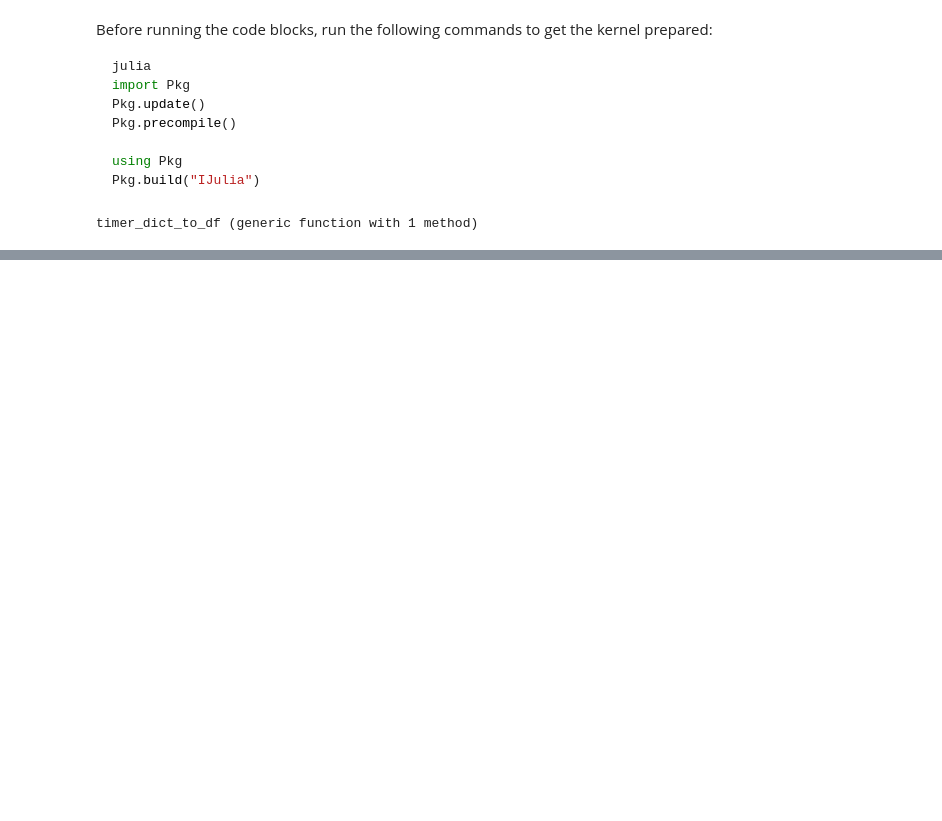
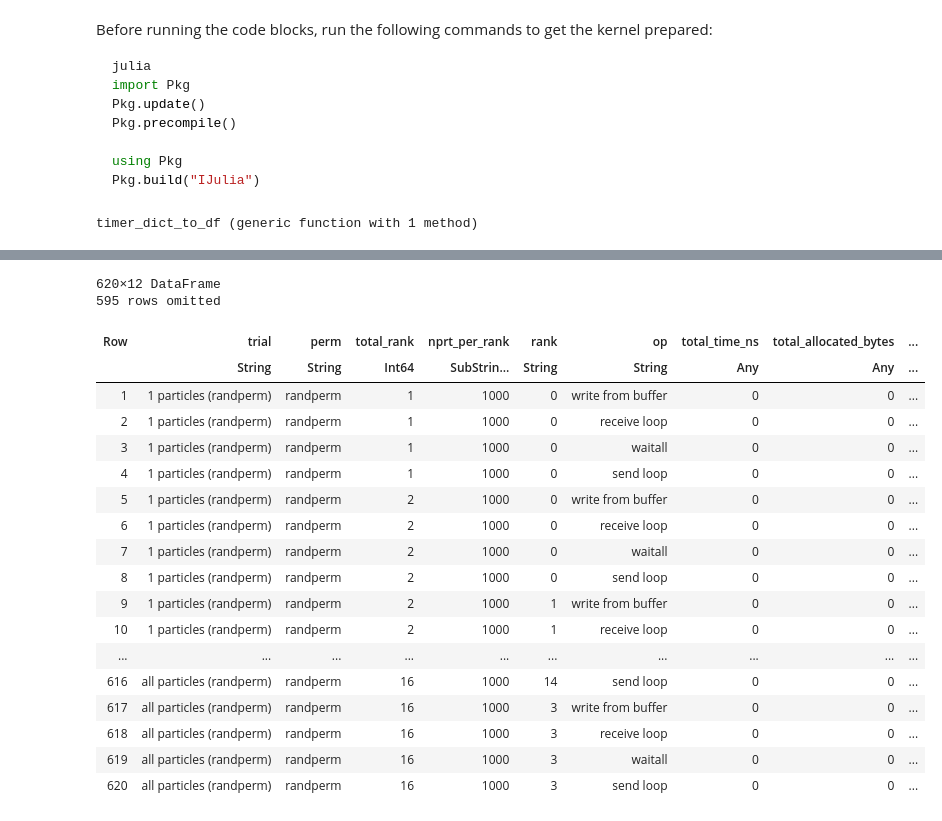
Before and after one commit to Angeladadd/ParticleDA.jl, a Jupyter notebook: extra/Plot_copy_states_julia.ipynb, the cells around one changed output, grey strips where cells are left out. Cells and saved outputs as stored; diff of their text form; code cells hidden in the pictures; blank space fills up the shorter version.

```diff
--- a/extra/Plot_copy_states_julia.ipynb
+++ b/extra/Plot_copy_states_julia.ipynb
@@ -72 +94,50 @@ println(all_timer_dfs)  # print all trial names
+# %%
+# 1) Pivot wide
+wide = unstack(
+  all_timer_dfs,
+  [:trial, :perm, :total_rank, :nprt_per_rank, :rank, :op],
+  :metric,
+  :value
+)
+
+# 2) Compute per‐call microseconds
+wide.time_micros .= wide.time_micros ./ wide.n_calls
+# first_perm = transform(
+#     wide[wide.perm .== "firstperm", :],
+#     :rank => ByRow(r -> r == "0" ? "0" : "other") => :rank
+# )
+# # 2) group on all of your original key-columns + the new rank
+# g = groupby(
+#     first_perm,
+#     [:trial, :perm, :total_rank, :nprt_per_rank, :op, :rank]
+# )
+# # 3) average the per-call µs within each group, overwriting time_micros
+# first_collapsed = combine(
+#     g,
+#     :time_micros => mean => :time_micros
+# )
+
+first_df = wide[wide.perm .== "firstperm", :]
+rand_df = wide[wide.perm .== "randperm", :]
+# %% [output]
+620×12 DataFrame
+595 rows omitted
+| Row | trial | perm | total_rank | nprt_per_rank | rank | op | total_time_ns | total_allocated_bytes | ... |
+|  | String | String | Int64 | SubStrin… | String | String | Any | Any | ... |
+| 1 | 1 particles (randperm) | randperm | 1 | 1000 | 0 | write from buffer | 0 | 0 | ... |
+| 2 | 1 particles (randperm) | randperm | 1 | 1000 | 0 | receive loop | 0 | 0 | ... |
+| 3 | 1 particles (randperm) | randperm | 1 | 1000 | 0 | waitall | 0 | 0 | ... |
+| 4 | 1 particles (randperm) | randperm | 1 | 1000 | 0 | send loop | 0 | 0 | ... |
+| 5 | 1 particles (randperm) | randperm | 2 | 1000 | 0 | write from buffer | 0 | 0 | ... |
+| 6 | 1 particles (randperm) | randperm | 2 | 1000 | 0 | receive loop | 0 | 0 | ... |
+| 7 | 1 particles (randperm) | randperm | 2 | 1000 | 0 | waitall | 0 | 0 | ... |
+| 8 | 1 particles (randperm) | randperm | 2 | 1000 | 0 | send loop | 0 | 0 | ... |
+| 9 | 1 particles (randperm) | randperm | 2 | 1000 | 1 | write from buffer | 0 | 0 | ... |
+| 10 | 1 particles (randperm) | randperm | 2 | 1000 | 1 | receive loop | 0 | 0 | ... |
+| ... | ... | ... | ... | ... | ... | ... | ... | ... | ... |
+| 616 | all particles (randperm) | randperm | 16 | 1000 | 14 | send loop | 0 | 0 | ... |
+| 617 | all particles (randperm) | randperm | 16 | 1000 | 3 | write from buffer | 0 | 0 | ... |
+| 618 | all particles (randperm) | randperm | 16 | 1000 | 3 | receive loop | 0 | 0 | ... |
+| 619 | all particles (randperm) | randperm | 16 | 1000 | 3 | waitall | 0 | 0 | ... |
+| 620 | all particles (randperm) | randperm | 16 | 1000 | 3 | send loop | 0 | 0 | ... |
 # %%
```
Also changed, not shown: parts of 5 cells of this notebook, 1 other file.
